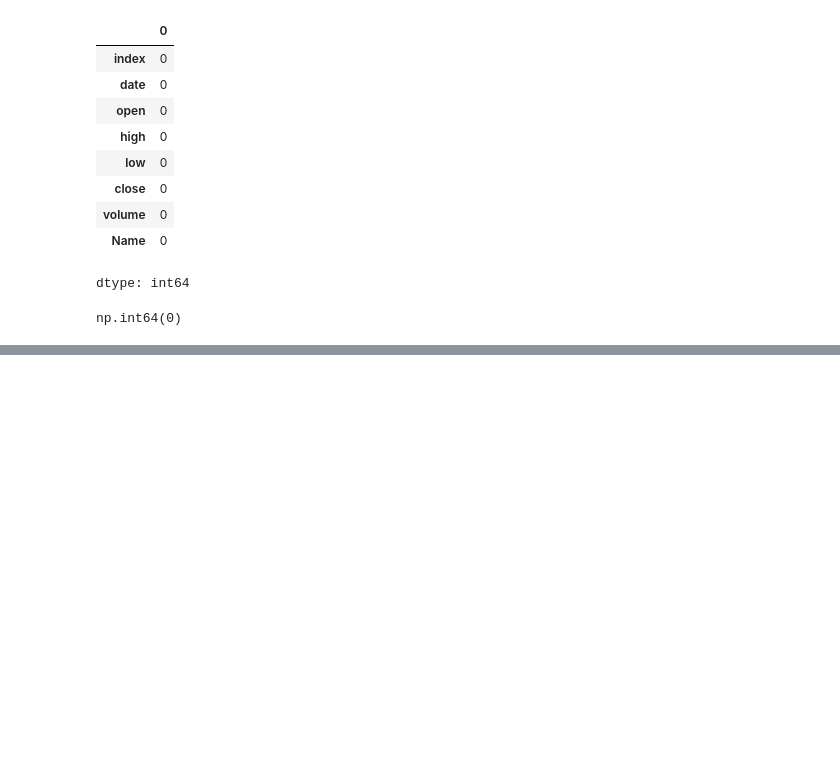
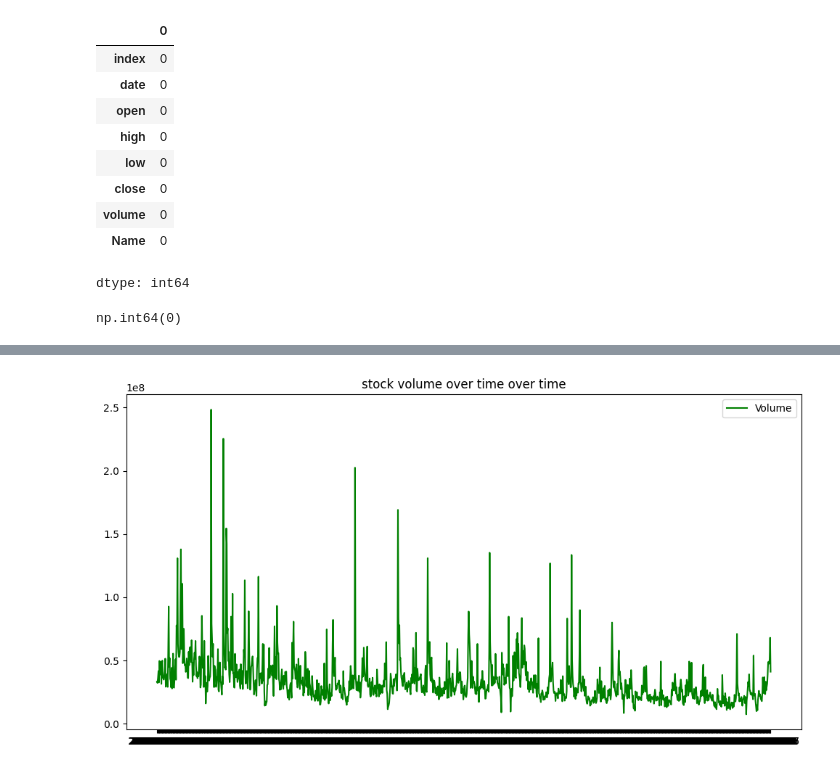
Before and after one commit to kamijoseph/Time-Series-Learning, a Jupyter notebook: lstm_forecast.ipynb, the cells around one changed output, grey strips where cells are left out. Cells and saved outputs as stored; diff of their text form; code cells hidden in the pictures; blank space fills up the shorter version.

```diff
--- a/lstm_forecast.ipynb
+++ b/lstm_forecast.ipynb
@@ -44,0 +85,8 @@ np.int64(0)
+# %%
+plt.figure(figsize=(12, 6))
+plt.plot(data["date"], data["volume"], label="Volume", color="green")
+plt.title("stock volume over time over time")
+plt.legend()
+plt.show()
+# %% [output]
+[figure, added]
```
Also changed, not shown: parts of 13 cells of this notebook.
